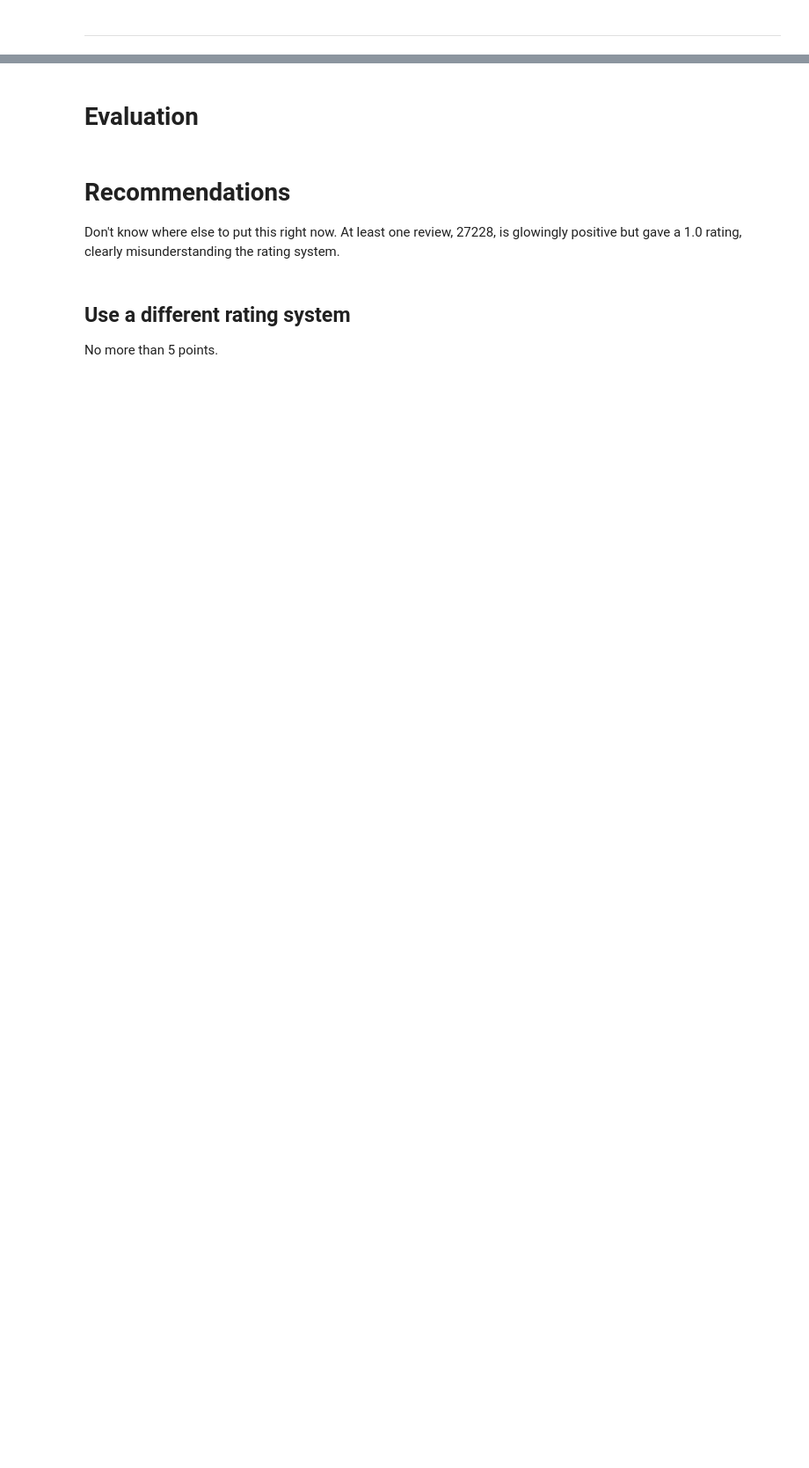
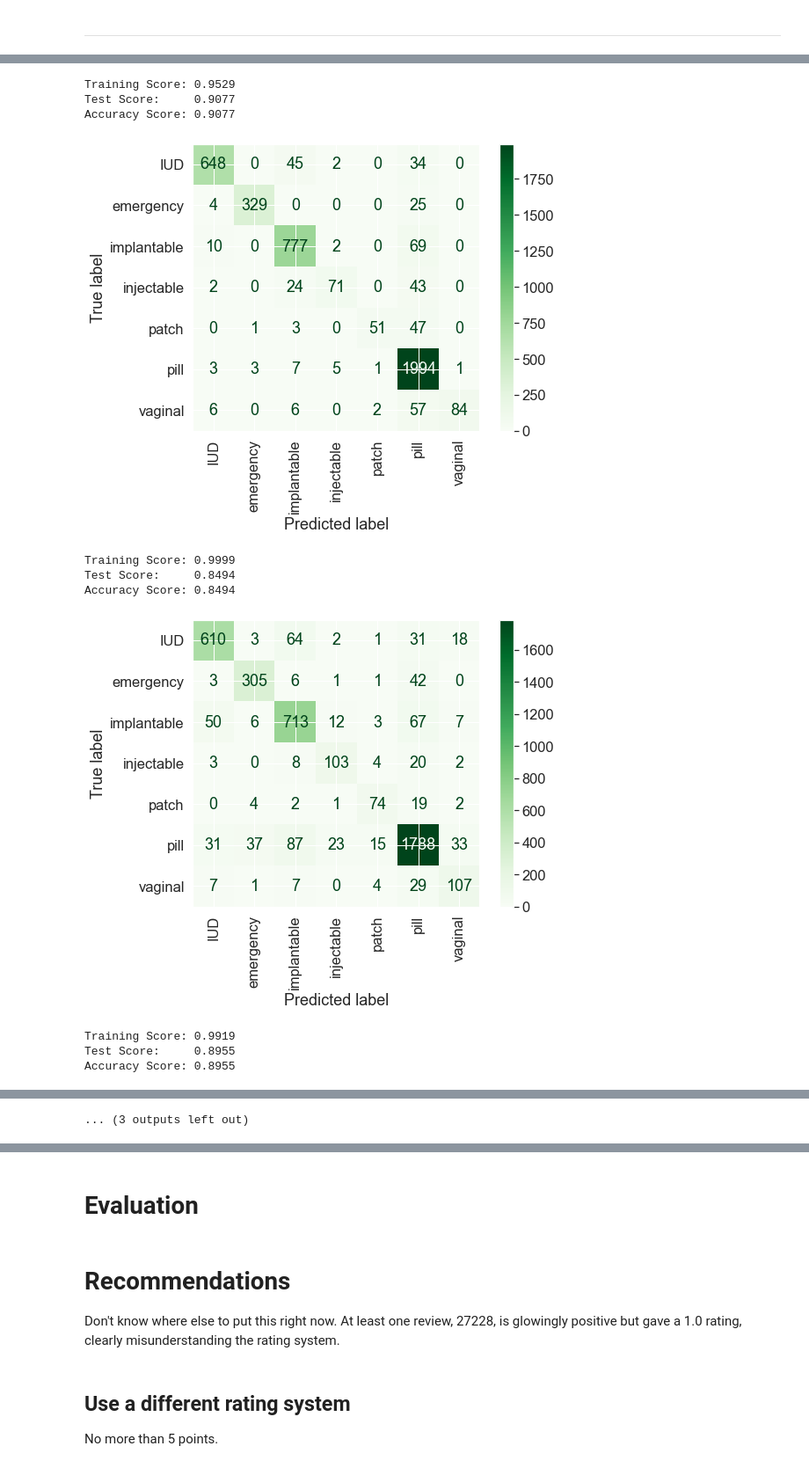
Before and after one commit to aarongalbraith/flatiron-phase5-project, a Jupyter notebook: notebooks/project_notebook.ipynb, the cells around one changed output, grey strips where cells are left out. Shown at 88% size. Drawn from its saved outputs; the diff is of its cells as text; code cells hidden in the pictures; blank space fills up the shorter version.

Commit message:
lots of work setting up models and tuning

```diff
--- a/notebooks/project_notebook.ipynb
+++ b/notebooks/project_notebook.ipynb
@@ -1578,0 +2229,14 @@ plt.tight_layout();
+# %%
+# reset variables
+
+engineered_features = []
+text_preprocessor = None
+numerical_preprocessor = None
+preprocessor = None
+pipeline = None
+accuracy = None
+feature_names = None
+coefficients = None
+decision_function_values = None
+importance_df = None
+feature_importance = None
@@ -1578,0 +2245,4 @@ plt.tight_layout();
+# %%
+max_features = None
+stop_words = stop_list
+ngram_range = (1,3)
@@ -1578,0 +2321,20 @@ plt.tight_layout();
+# %%
+%%time
+
+for model in [LogisticRegression(max_iter=1000), DecisionTreeClassifier(random_state=SEED), \
+              BaggingClassifier(), RandomForestClassifier(random_state=SEED), \
+              AdaBoostClassifier(random_state=SEED), GradientBoostingClassifier(random_state=SEED), \
+              XGBClassifier(random_state=SEED)]:
+    run_model(model)
+# %% [output]
+Training Score: 0.9529
+Test Score:     0.9077
+Accuracy Score: 0.9077
+[figure, added]
+Training Score: 0.9999
+Test Score:     0.8494
+Accuracy Score: 0.8494
+[figure, added]
+Training Score: 0.9919
+Test Score:     0.8955
+Accuracy Score: 0.8955
@@ -1578,0 +2354 @@ plt.tight_layout();
+... (3 outputs left out)
```
Also changed, not shown: parts of 191 cells of this notebook.
